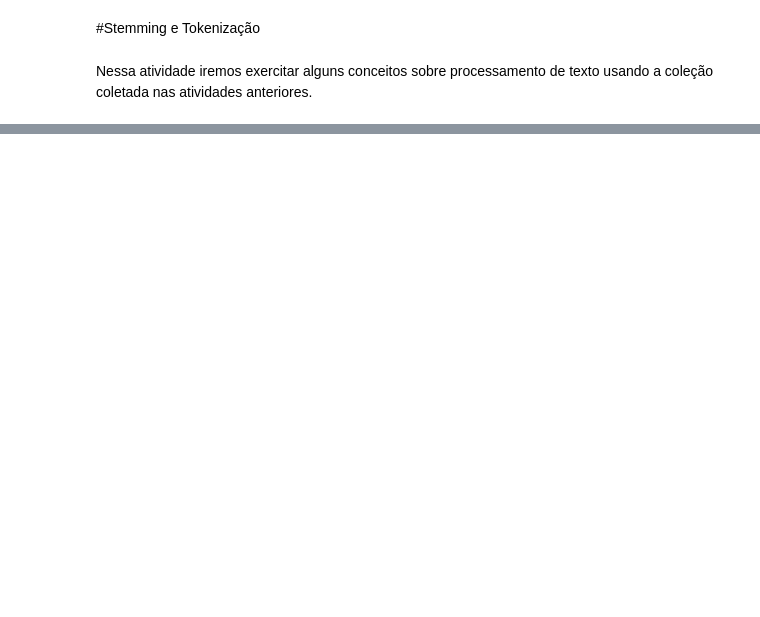
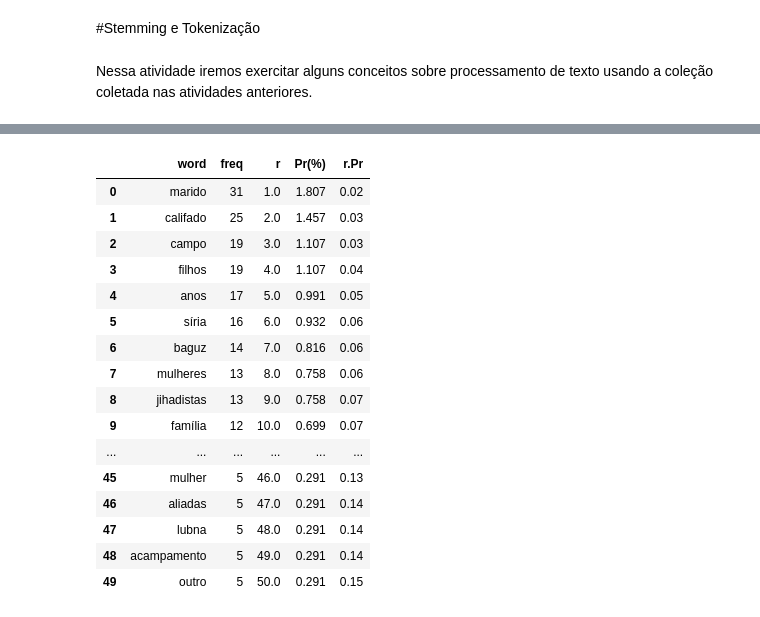
Before and after one commit to ivynasantino/mineracao-de-dados, a Jupyter notebook: 02-processamento_de_texto/reports/stemmig_tokenization.ipynb, the cells around one changed output, grey strips where cells are left out. Saved outputs shown, nothing was run; the diff lists cells and outputs as text; code cells hidden in the pictures; blank space fills up the shorter version.

```diff
--- a/02-processamento_de_texto/reports/stemmig_tokenization.ipynb
+++ b/02-processamento_de_texto/reports/stemmig_tokenization.ipynb
@@ -92,0 +101,23 @@ table
+# %%
+word_count['Pr(%)'] = round((word_count.freq / total_word_occur) * 100, 3)
+word_count['r.Pr'] = round(word_count.r * word_count['Pr(%)'] / 100, 2)
+
+word_count[:50]
+# %% [output]
+|  | word | freq | r | Pr(%) | r.Pr |
+| 0 | marido | 31 | 1.0 | 1.807 | 0.02 |
+| 1 | califado | 25 | 2.0 | 1.457 | 0.03 |
+| 2 | campo | 19 | 3.0 | 1.107 | 0.03 |
+| 3 | filhos | 19 | 4.0 | 1.107 | 0.04 |
+| 4 | anos | 17 | 5.0 | 0.991 | 0.05 |
+| 5 | síria | 16 | 6.0 | 0.932 | 0.06 |
+| 6 | baguz | 14 | 7.0 | 0.816 | 0.06 |
+| 7 | mulheres | 13 | 8.0 | 0.758 | 0.06 |
+| 8 | jihadistas | 13 | 9.0 | 0.758 | 0.07 |
+| 9 | família | 12 | 10.0 | 0.699 | 0.07 |
+| ... | ... | ... | ... | ... | ... |
+| 45 | mulher | 5 | 46.0 | 0.291 | 0.13 |
+| 46 | aliadas | 5 | 47.0 | 0.291 | 0.14 |
+| 47 | lubna | 5 | 48.0 | 0.291 | 0.14 |
+| 48 | acampamento | 5 | 49.0 | 0.291 | 0.14 |
+| 49 | outro | 5 | 50.0 | 0.291 | 0.15 |
```
Also changed, not shown: parts of 6 cells of this notebook.
